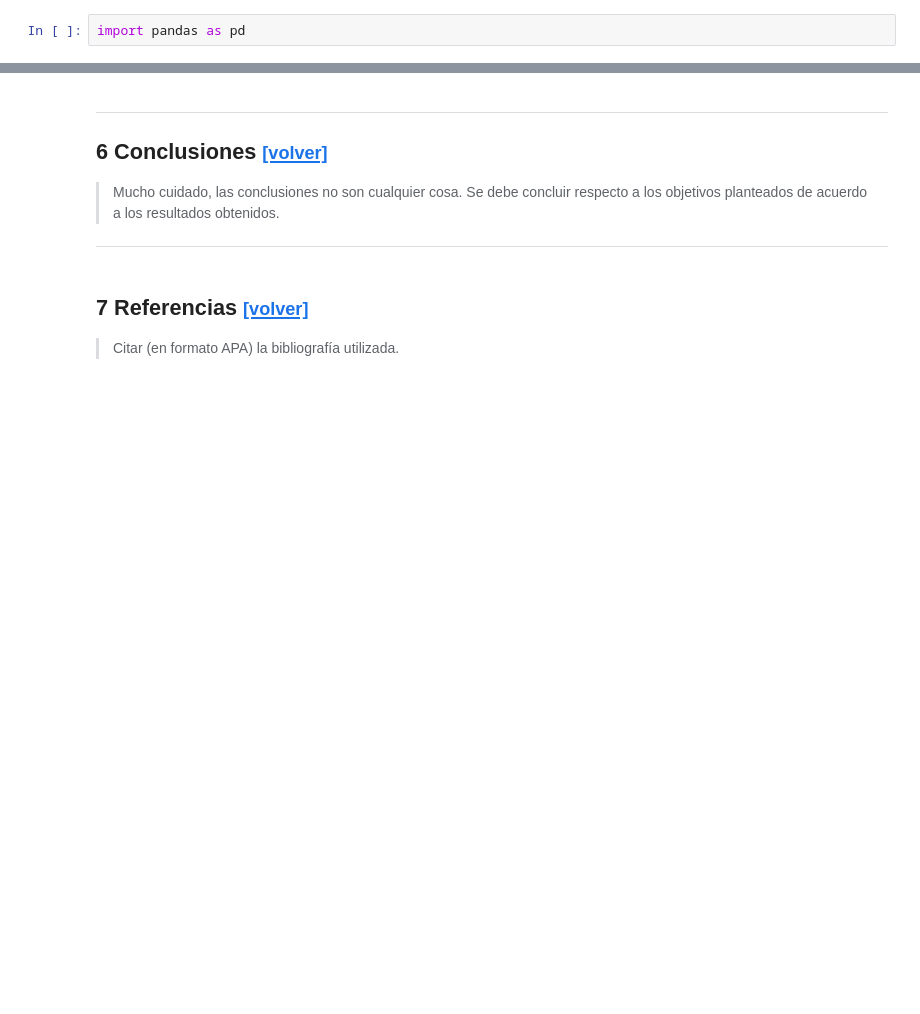
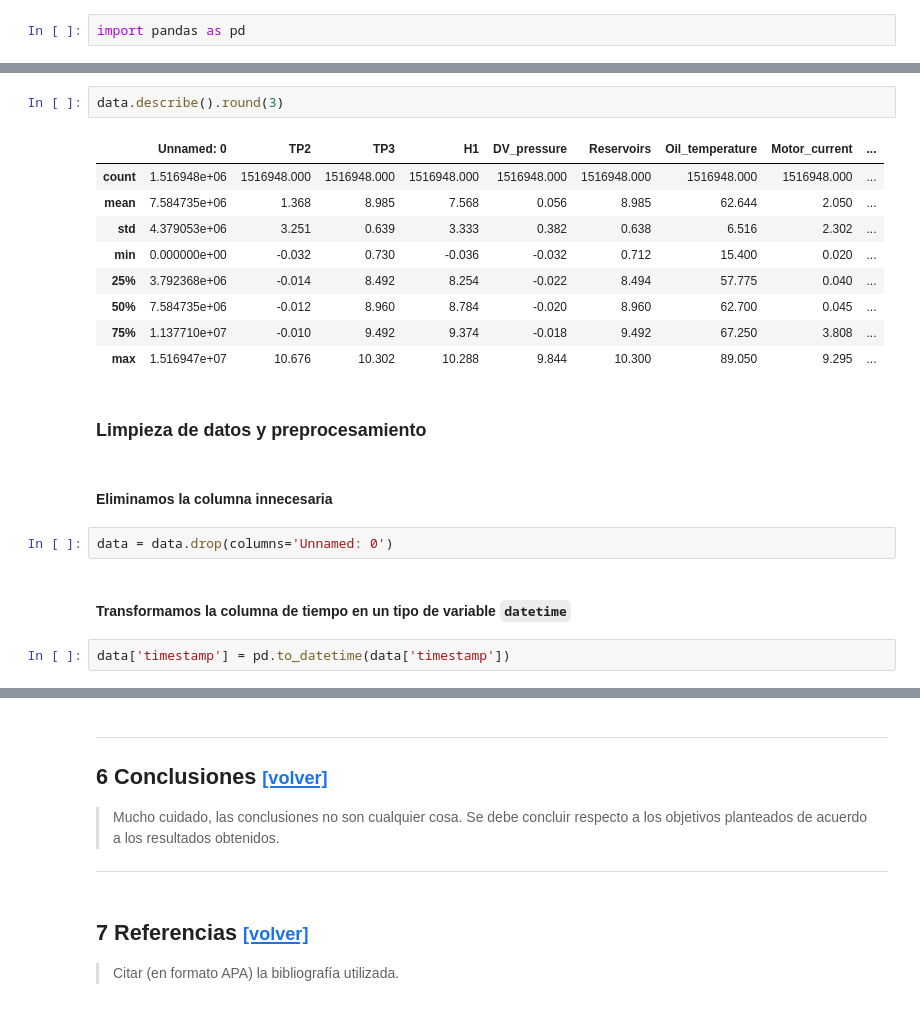
Before and after one commit to judith-ale/proyecto_modulo1, a Jupyter notebook: ProyectoModulo1_RabagoJ_MartinezC_VelicaX.ipynb, the cells around one changed output, grey strips where cells are left out. Cells and saved outputs as stored; diff of their text form; blank space fills up the shorter version.

Commit message:
Limpieza de datos y preprocesamiento

```diff
--- a/ProyectoModulo1_RabagoJ_MartinezC_VelicaX.ipynb
+++ b/ProyectoModulo1_RabagoJ_MartinezC_VelicaX.ipynb
@@ -91,0 +123,22 @@ pd.read_csv("data/MetroPT3(AirCompressor).csv")
+# %%
+data.describe().round(3)
+# %% [output]
+|  | Unnamed: 0 | TP2 | TP3 | H1 | DV_pressure | Reservoirs | Oil_temperature | Motor_current | ... |
+| count | 1.516948e+06 | 1516948.000 | 1516948.000 | 1516948.000 | 1516948.000 | 1516948.000 | 1516948.000 | 1516948.000 | ... |
+| mean | 7.584735e+06 | 1.368 | 8.985 | 7.568 | 0.056 | 8.985 | 62.644 | 2.050 | ... |
+| std | 4.379053e+06 | 3.251 | 0.639 | 3.333 | 0.382 | 0.638 | 6.516 | 2.302 | ... |
+| min | 0.000000e+00 | -0.032 | 0.730 | -0.036 | -0.032 | 0.712 | 15.400 | 0.020 | ... |
+| 25% | 3.792368e+06 | -0.014 | 8.492 | 8.254 | -0.022 | 8.494 | 57.775 | 0.040 | ... |
+| 50% | 7.584735e+06 | -0.012 | 8.960 | 8.784 | -0.020 | 8.960 | 62.700 | 0.045 | ... |
+| 75% | 1.137710e+07 | -0.010 | 9.492 | 9.374 | -0.018 | 9.492 | 67.250 | 3.808 | ... |
+| max | 1.516947e+07 | 10.676 | 10.302 | 10.288 | 9.844 | 10.300 | 89.050 | 9.295 | ... |
+# %% [markdown]
+### Limpieza de datos y preprocesamiento
+# %% [markdown]
+#### Eliminamos la columna innecesaria
+# %%
+data = data.drop(columns='Unnamed: 0')
+# %% [markdown]
+#### Transformamos la columna de tiempo en un tipo de variable `datetime`
+# %%
+data['timestamp'] = pd.to_datetime(data['timestamp'])
```
Also changed, not shown: parts of 16 cells of this notebook.
